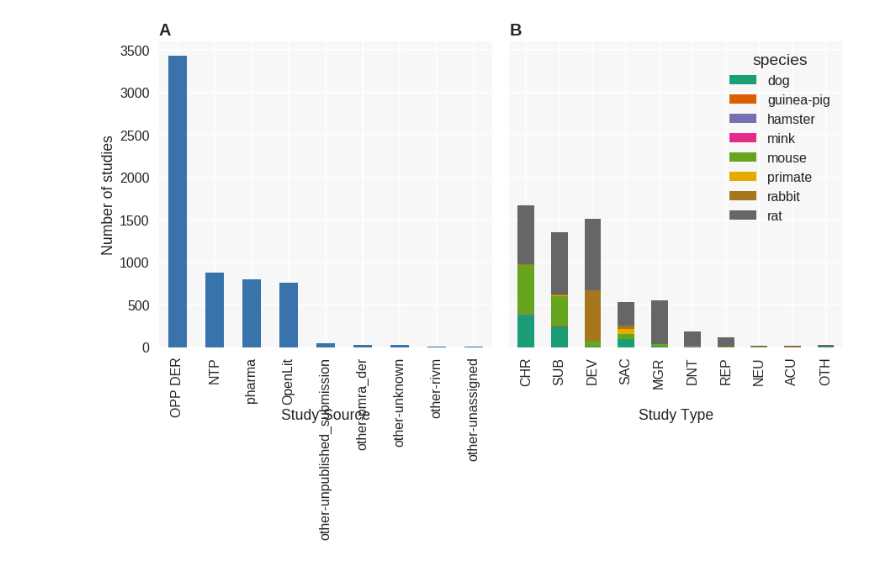
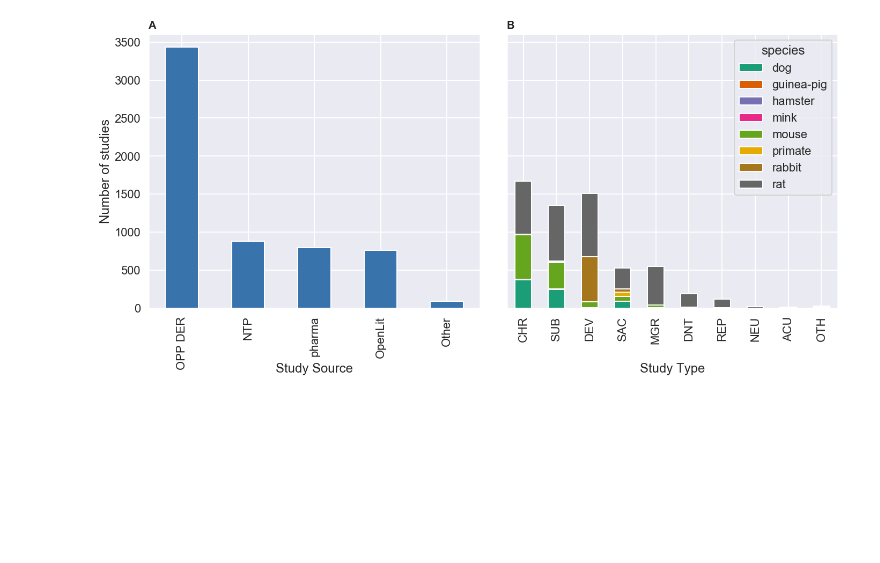
Before and after one commit to USEPA/CompTox-ToxRefDB, a Jupyter notebook: summary_files/ToxRef2_0_figures.ipynb, the cells around one changed output. Drawn from its saved outputs; the diff is of its cells as text; code cells hidden in the pictures; blank space fills up the shorter version.

Commit message:
fixed figure script

```diff
--- a/summary_files/ToxRef2_0_figures.ipynb
+++ b/summary_files/ToxRef2_0_figures.ipynb
@@ -18,8 +16,12 @@ engine = sa.create_engine("""mysql+pymysql://swatford:SMWwofford11@mysql-res1.ep
+# %%
+%run ../toxref_mysql_connect.py
+# print(connect.__doc__)
+con = connect()
 # %%
 query1 = """SELECT study_source,COUNT(study_id) AS ct
     FROM study GROUP BY study_source ORDER BY study_source,ct; """
 # %%
-results1 = pd.read_sql(query1,engine)
+results1 = pd.read_sql(query1,con)
 # %%
 for i,row in results1.iterrows():
     if "pharma" in row.study_source:
@@ -32,33 +34,36 @@ for i,row in results1.iterrows():
         results1.at[i,"study_source"] = "OpenLit"
     if row.study_source in ["rivm","pmra_der","unassigned","unknown","unpublished_submission"]:
         results1.at[i,"study_source"] = "Other"
+    if "other" in row.study_source:
+        results1.at[i,"study_source"] = "Other"
 #     print(row)
 # %%
 query2 = """SELECT study_type,species,COUNT(study_id) AS ct
     FROM study GROUP BY study_type,species ORDER BY study_type,ct; """
 # %%
-results2 = pd.read_sql(query2,engine).sort_values("ct")
+results2 = pd.read_sql(query2,con).sort_values("ct")
 # %%
+sns.set()
 sns.set_context("poster")
 sns.set_palette(sns.color_palette("Dark2",n_colors=8))
 ax1 = plt.subplot(121)
 ax2 = plt.subplot(122,sharey=ax1)
 results1.groupby("study_source").ct.sum().sort_values(ascending=False).plot.bar(legend=False,ax=ax1,color="#3973ac")
 results2.pivot(columns="study_type",index="species",values="ct").T.loc[[
     "CHR","SUB","DEV","SAC","MGR","DNT","REP","NEU","ACU","OTH"]].plot.bar(stacked=True,ax=ax2)
 
 ax1.set_xlabel("Study Source")
 ax1.set_ylabel("Number of studies")
 ax2.set_xlabel("Study Type")
 ax1.xaxis.set_label_coords(0.5,-0.2)
 ax2.xaxis.set_label_coords(0.5,-0.2)
 
 for n, ax in enumerate([ax1,ax2]):
 
     ax.text(0., 1.02, string.ascii_uppercase[n], transform=ax.transAxes,
             size=20, weight='bold')
 
 plt.tight_layout()
 plt.savefig("Figure1.jpg",dpi=500,bbox_inches="tight")
 # %% [output]
-[figure, old version]
+[figure, new version]
```
Also changed, not shown: parts of 1 cell of this notebook, 3 other files.
